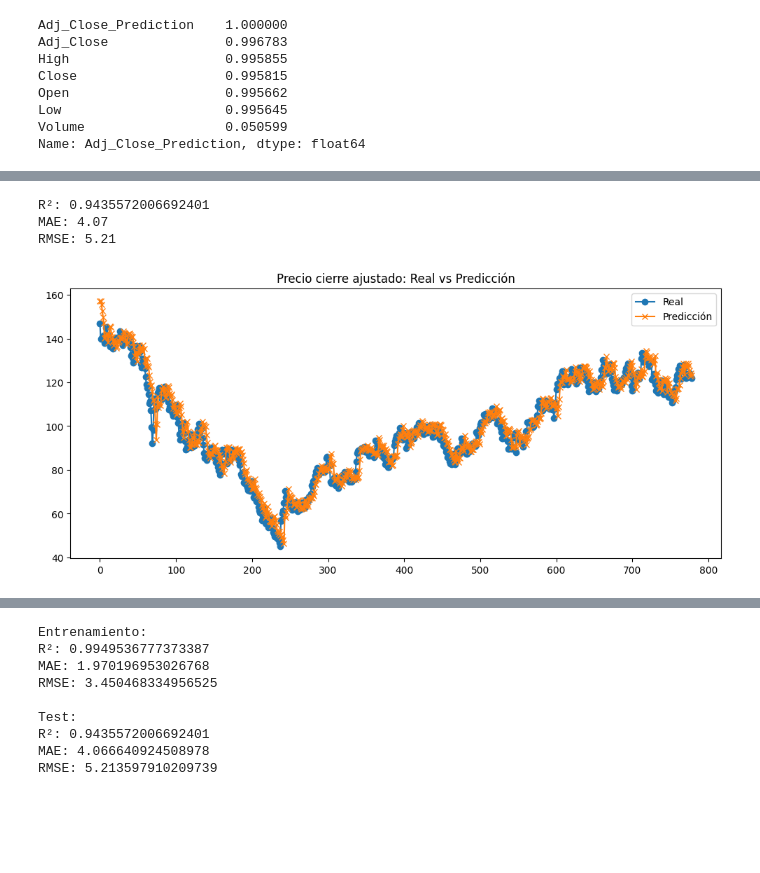
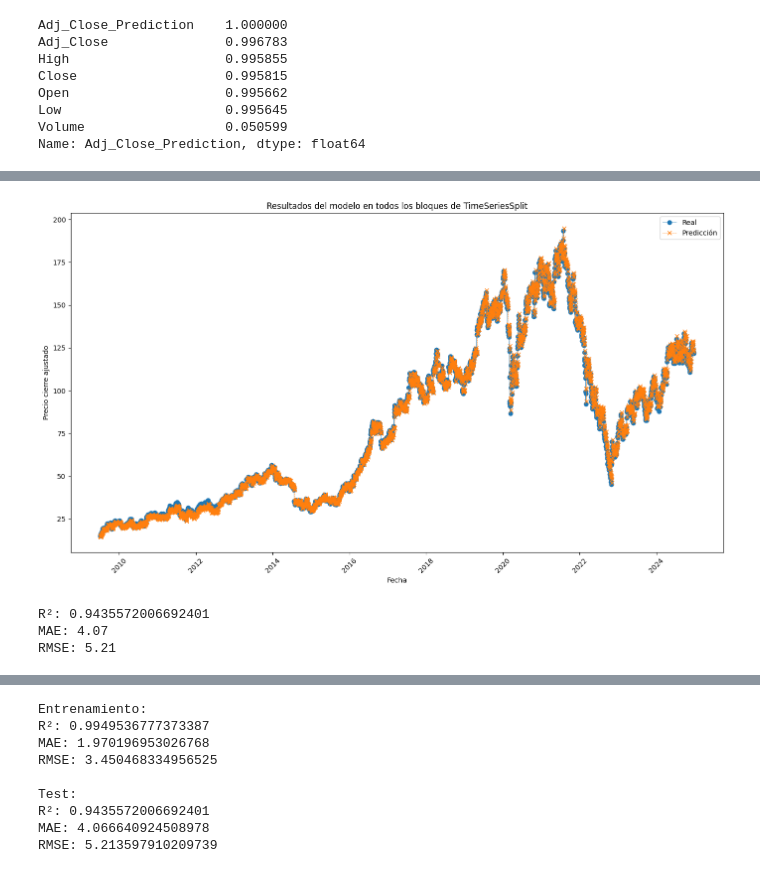
Before and after one commit to AgostinaMerino/Modelo_Predictivo_Datos_Bursatiles, a Jupyter notebook: PP.ipynb, the cells around one changed output, grey strips where cells are left out. Drawn from its saved outputs; the diff is of its cells as text; code cells hidden in the pictures; blank space fills up the shorter version.

```diff
--- a/PP.ipynb
+++ b/PP.ipynb
@@ -201,0 +198,44 @@ y = data['Adj_Close_Prediction']
+# %%
+# Variables predictoras y objetivo
+X = data[['Adj_Close', 'High', 'Close', 'Open', 'Low']]
+y = data['Adj_Close_Prediction']
+# TimeSeriesSplit
+tscv = TimeSeriesSplit(n_splits=5)
+model = LinearRegression()
+
+# Acumuladores
+all_y_true = []
+all_y_pred = []
+all_dates = []
+
+for train_index, test_index in tscv.split(X):
+    X_train, X_test = X.iloc[train_index], X.iloc[test_index]
+    y_train, y_test = y.iloc[train_index], y.iloc[test_index]
+
+    model.fit(X_train, y_train)
+    y_pred = model.predict(X_test)
+
+    # Acumular valores de este bloque
+    all_y_true.extend(y_test.values)
+    all_y_pred.extend(y_pred)
+    all_dates.extend(data['Date'].iloc[test_index])
+
+# Convertir a arrays
+all_y_true = np.array(all_y_true)
+all_y_pred = np.array(all_y_pred)
+all_dates = pd.to_datetime(all_dates)
+error_abs = np.abs(all_y_pred - all_y_true)
+# %%
+# Gráfico
+plt.figure(figsize=(14, 8))
+plt.plot(all_dates, all_y_true, label='Real', marker='o', linestyle='-', linewidth=0.5)
+plt.plot(all_dates, all_y_pred, label='Predicción', marker='x', linestyle='--', linewidth=0.5)
+plt.title('Resultados del modelo en todos los bloques de TimeSeriesSplit')
+plt.xlabel('Fecha')
+plt.ylabel('Precio cierre ajustado')
+plt.legend()
+plt.xticks(rotation=45)
+plt.tight_layout()
+plt.show()
+# %% [output]
+[figure, added]
@@ -215,22 +259,13 @@ y_pred = model.predict(X_test)
-# %%
-# Evaluación de resultados
-r2 = r2_score(y_test, y_pred)
-mae = mean_absolute_error(y_test, y_pred)
-rmse = np.sqrt(mean_squared_error(y_test, y_pred))
-
-print("R²:", r2)
-print(f"MAE: {mae:.2f}")
-print(f"RMSE: {rmse:.2f}")
-# %% [output]
-R²: 0.9435572006692401
-MAE: 4.07
-RMSE: 5.21
-# %%
-plt.figure(figsize=(12, 5))
-plt.plot(y_test.values, label='Real', marker='o')
-plt.plot(y_pred, label='Predicción', marker='x')
-plt.title('Precio cierre ajustado: Real vs Predicción')
-plt.legend()
-plt.show()
-# %% [output]
-[figure, removed]
+# %%
+# Evaluación de resultados
+r2 = r2_score(y_test, y_pred)
+mae = mean_absolute_error(y_test, y_pred)
+rmse = np.sqrt(mean_squared_error(y_test, y_pred))
+
+print("R²:", r2)
+print(f"MAE: {mae:.2f}")
+print(f"RMSE: {rmse:.2f}")
+# %% [output]
+R²: 0.9435572006692401
+MAE: 4.07
+RMSE: 5.21
```
Also changed, not shown: parts of 14 cells of this notebook.
